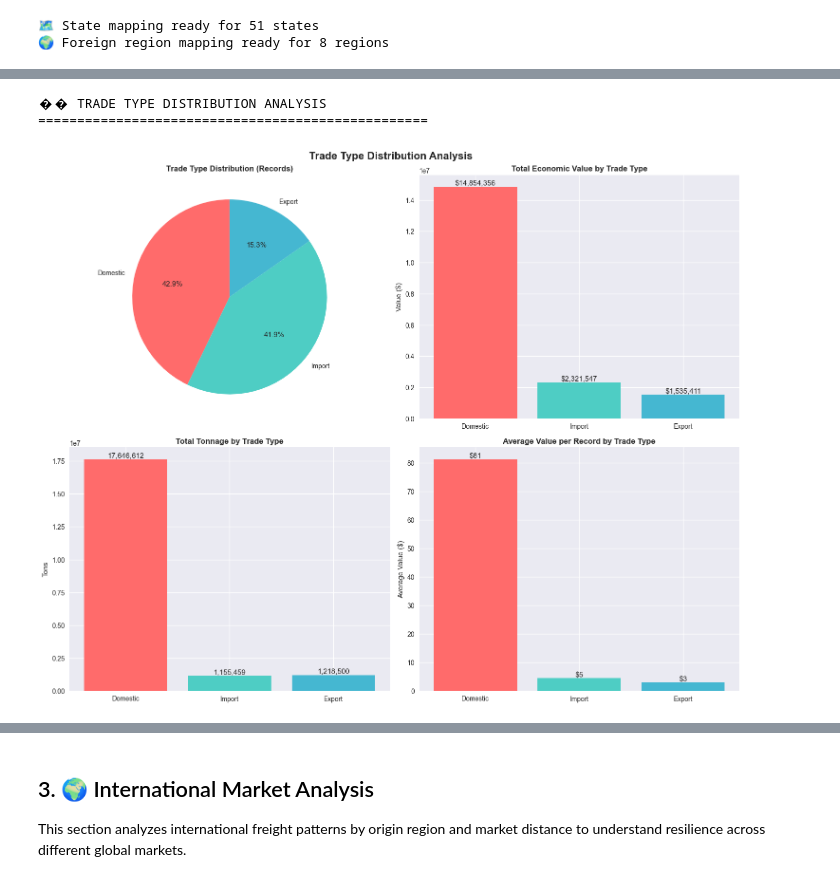
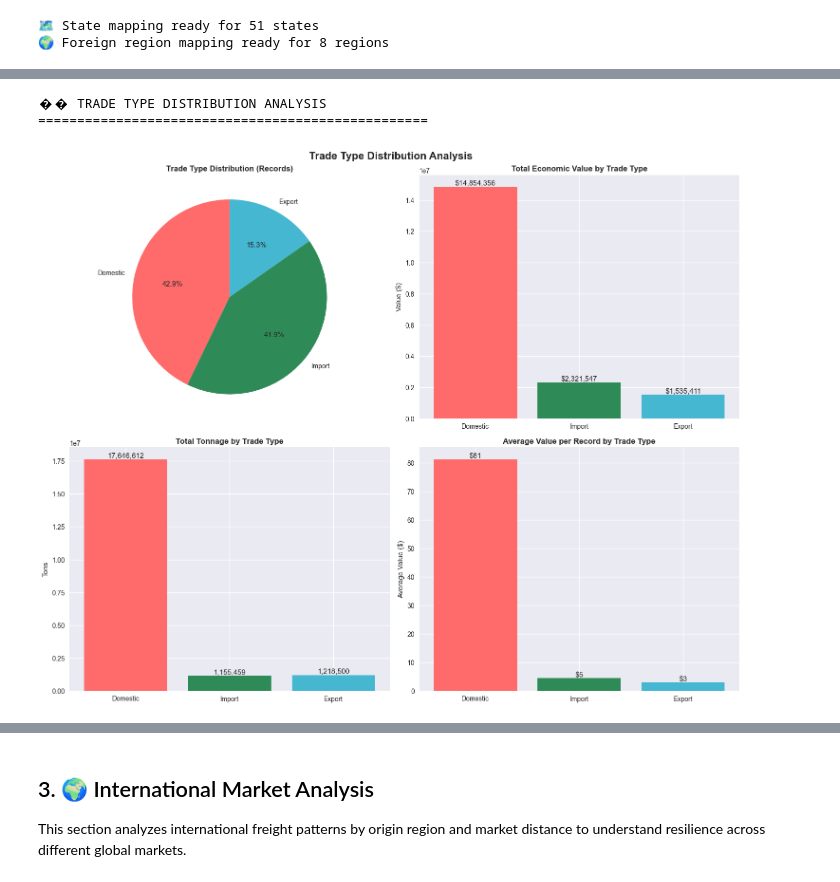
Before and after one commit to Mitchell-MC/capstone-supply-chain-analysis, a Jupyter notebook: Supply_Chain_Volatility_Intl.ipynb, the cells around one changed output, grey strips where cells are left out. Drawn from its saved outputs; the diff is of its cells as text; code cells hidden in the pictures.

```diff
--- a/Supply_Chain_Volatility_Intl.ipynb
+++ b/Supply_Chain_Volatility_Intl.ipynb
@@ -301,7 +301,7 @@ fig.suptitle('Trade Type Distribution Analysis', fontsize=16, fontweight='bold')
 # 1.1 Pie chart of trade types
 trade_counts = df['trade_type'].value_counts()
 trade_labels = ['Domestic', 'Import', 'Export']
-colors = ['#FF6B6B', '#4ECDC4', '#45B7D1']
+colors = ['#FF6B6B', '#2E8B57', '#45B7D1']
 
 axes[0,0].pie(trade_counts.values, labels=trade_labels, autopct='%1.1f%%',
                colors=colors, startangle=90)
@@ -309,34 +309,34 @@ axes[0,0].set_title('Trade Type Distribution (Records)', fontweight='bold')
 
 # 1.2 Bar chart with value analysis
 trade_value = df.groupby('trade_type')['value_2023'].sum()
 axes[0,1].bar(trade_labels, trade_value.values, color=colors)
 axes[0,1].set_title('Total Economic Value by Trade Type', fontweight='bold')
 axes[0,1].set_ylabel('Value ($)')
 for i, v in enumerate(trade_value.values):
     axes[0,1].text(i, v, f'${v:,.0f}', ha='center', va='bottom')
 
 # 1.3 Tons distribution
 trade_tons = df.groupby('trade_type')['tons_2023'].sum()
 axes[1,0].bar(trade_labels, trade_tons.values, color=colors)
 axes[1,0].set_title('Total Tonnage by Trade Type', fontweight='bold')
 axes[1,0].set_ylabel('Tons')
 for i, v in enumerate(trade_tons.values):
     axes[1,0].text(i, v, f'{v:,.0f}', ha='center', va='bottom')
 
 # 1.4 Average value per record
 avg_value = df.groupby('trade_type')['value_2023'].mean()
 axes[1,1].bar(trade_labels, avg_value.values, color=colors)
 axes[1,1].set_title('Average Value per Record by Trade Type', fontweight='bold')
 axes[1,1].set_ylabel('Average Value ($)')
 for i, v in enumerate(avg_value.values):
     axes[1,1].text(i, v, f'${v:,.0f}', ha='center', va='bottom')
 
 plt.tight_layout()
 plt.show()
 # %% [output]
 �� TRADE TYPE DISTRIBUTION ANALYSIS
 ==================================================
-[figure, old version]
+[figure, new version]
 # %%
 # ============================================================================
 # 2. TRANSPORT MODE ANALYSIS
```
Also changed, not shown: parts of 7 cells of this notebook, 2 other files.
